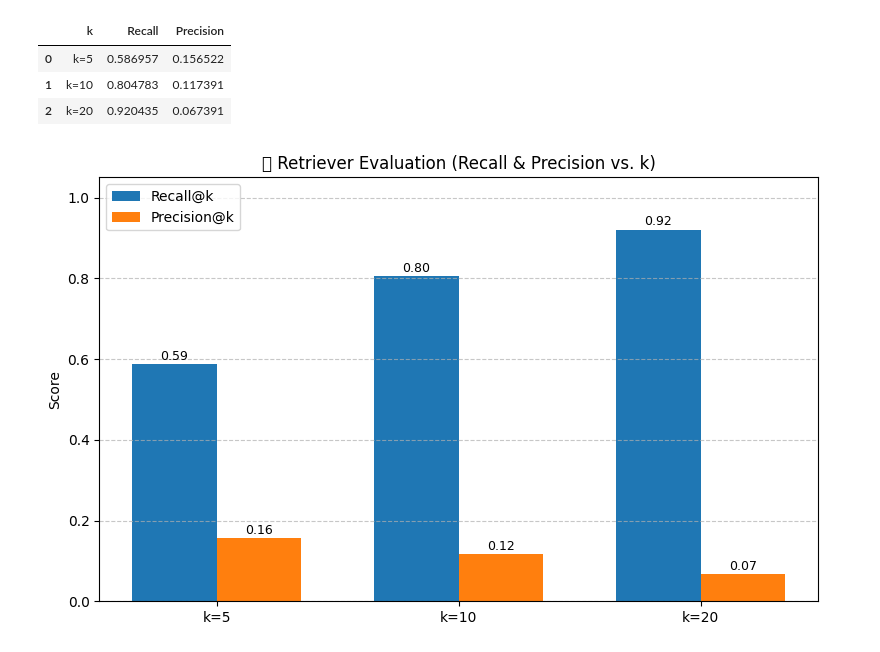
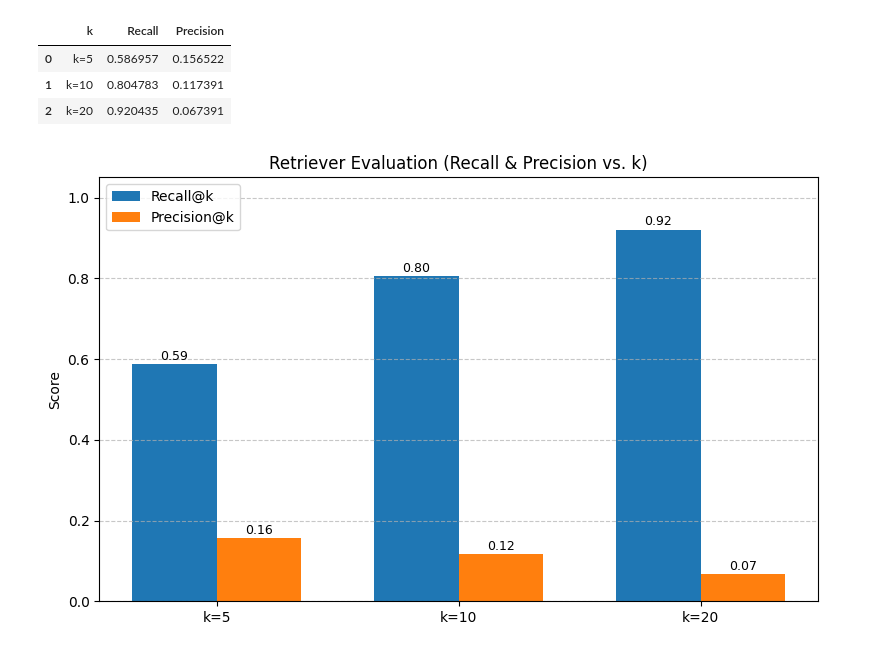
Before and after one commit to mo7amed7assan1911/VoiceBot_with_RAG, a Jupyter notebook: Creating_Evaluation_of_RAG.ipynb, the cells around one changed output. Saved outputs shown, nothing was run; the diff lists cells and outputs as text; code cells hidden in the pictures.

Commit message:
Results of the Evaluation v1

```diff
--- a/Creating_Evaluation_of_RAG.ipynb
+++ b/Creating_Evaluation_of_RAG.ipynb
@@ -324,27 +324,27 @@ metrics_df
 # %%
 import matplotlib.pyplot as plt
 import numpy as np
 
 x = np.arange(len(metrics_df["k"]))
 width = 0.35
 
 fig, ax = plt.subplots(figsize=(8, 5));
 bars1 = ax.bar(x - width/2, metrics_df["Recall"], width, label="Recall@k");
 bars2 = ax.bar(x + width/2, metrics_df["Precision"], width, label="Precision@k");
 
-ax.set_title("📊 Retriever Evaluation (Recall & Precision vs. k)");
+ax.set_title("Retriever Evaluation (Recall & Precision vs. k)");
 ax.set_xticks(x);
 ax.set_xticklabels(metrics_df["k"]);
 ax.set_ylabel("Score");
 ax.set_ylim(0, 1.05);
 ax.legend();
 ax.grid(True, axis='y', linestyle='--', alpha=0.7);
 
 for bar in bars1 + bars2:
     height = bar.get_height()
     ax.annotate(f'{height:.2f}', xy=(bar.get_x() + bar.get_width()/2, height),
                 xytext=(0, 3), textcoords="offset points", ha='center', fontsize=9);
 
 plt.tight_layout();
 # %% [output]
-[figure, old version]
+[figure, new version]
```
